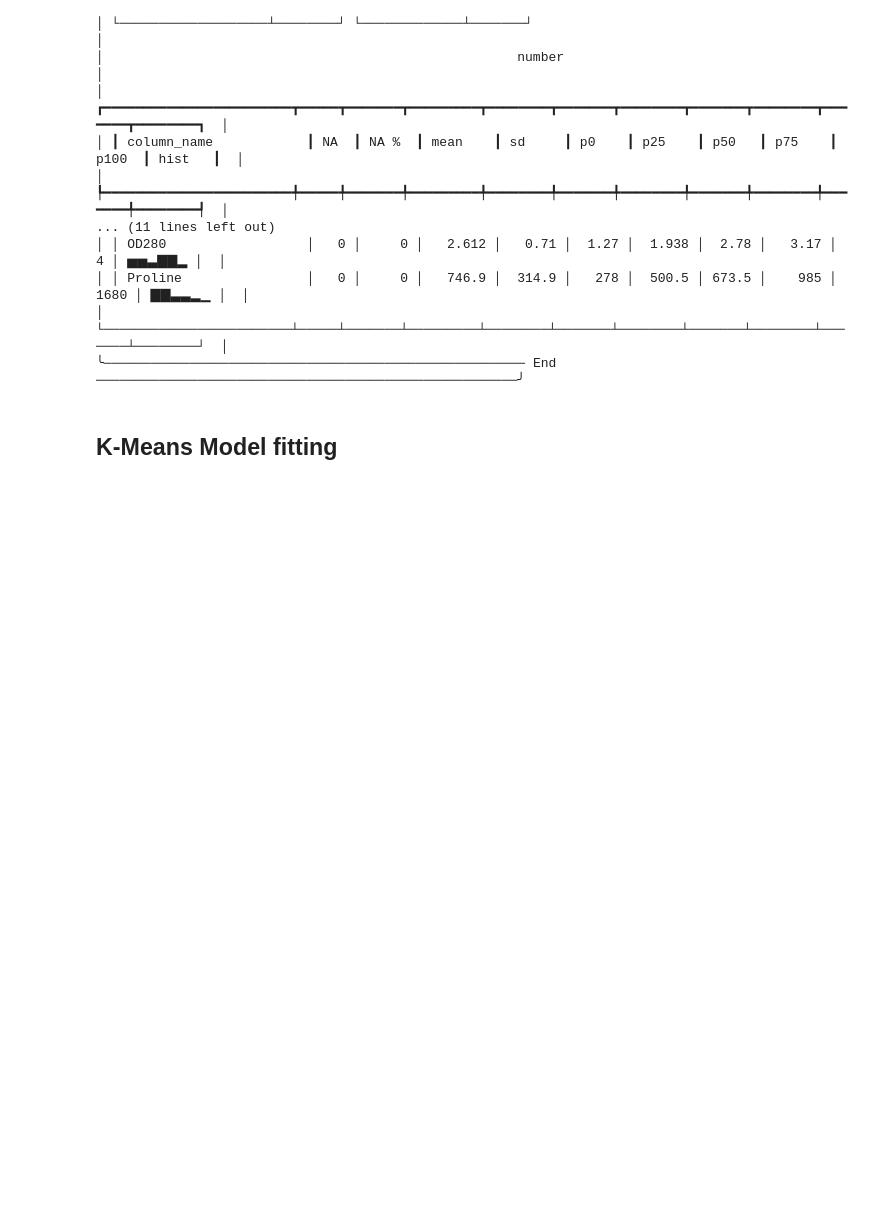
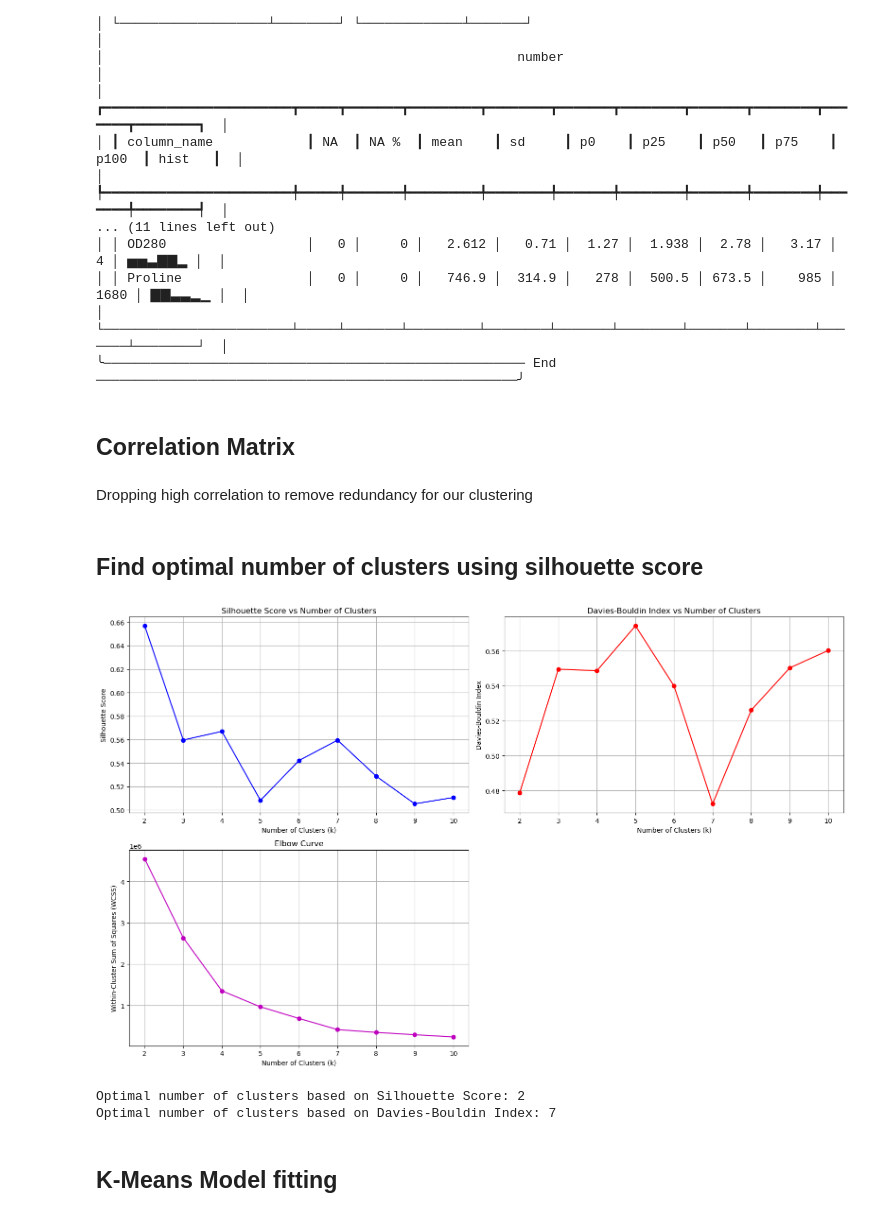
Before and after one commit to h-sutiwas/Data-Science-And-Analytics-Projects, a Jupyter notebook: archive/Wine Clustering/wine_clustering.ipynb, the cells around one changed output. Cells and saved outputs as stored; diff of their text form; code cells hidden in the pictures; blank space fills up the shorter version.

Commit message:
- Add Correlation Matrix - Try 2 Clusters again - New header: Affinity Propagation

```diff
--- a/archive/Wine Clustering/wine_clustering.ipynb
+++ b/archive/Wine Clustering/wine_clustering.ipynb
@@ -121,3 +107,5 @@ skimpy.skim(df)
 │ │ Proline                │   0 │     0 │   746.9 │  314.9 │   278 │  500.5 │ 673.5 │    985 │  1680 │ ▇▇▃▃▂▁ │  │
 │ └────────────────────────┴─────┴───────┴─────────┴────────┴───────┴────────┴───────┴────────┴───────┴────────┘  │
 ╰────────────────────────────────────────────────────── End ──────────────────────────────────────────────────────╯
+# %% [markdown]
+## Correlation Matrix
@@ -123,0 +120,2 @@ skimpy.skim(df)
+# %% [markdown]
+Dropping high correlation to remove redundancy for our clustering
@@ -124,3 +139,69 @@ skimpy.skim(df)
+# %% [markdown]
+## Find optimal number of clusters using silhouette score
+# %%
+# Variables to store scores
+silhouette_scores = []
+davies_scores = []
+inertias = []
+
+numeric_selected = df.columns
+
+# Range of k values to evaluate
+K = range(2, 11)
+
+# Loop through each value of k
+for k in K:
+    kmeans = KMeans(n_clusters=k, random_state=42)
+    kmeans.fit(df[numeric_selected])
+
+    # Predict cluster labels
+    labels = kmeans.labels_
+
+    # Append evaluation metrics
+    silhouette_scores.append(silhouette_score(df[numeric_selected], labels))
+    davies_scores.append(davies_bouldin_score(df[numeric_selected], labels))
+    inertias.append(kmeans.inertia_)
+
+# Plot all metrics for comparison
+plt.figure(figsize=(16, 10))
+
+# Silhouette Score Plot
+plt.subplot(2, 2, 1)
+plt.plot(K, silhouette_scores, 'bo-')
+plt.xlabel('Number of Clusters (k)')
+plt.ylabel('Silhouette Score')
+plt.title('Silhouette Score vs Number of Clusters')
+plt.grid(True)
+
+# Davies-Bouldin Index Plot
+plt.subplot(2, 2, 2)
+plt.plot(K, davies_scores, 'ro-')
+plt.xlabel('Number of Clusters (k)')
+plt.ylabel('Davies-Bouldin Index')
+plt.title('Davies-Bouldin Index vs Number of Clusters')
+plt.grid(True)
+
+# Elbow Curve (Inertia)
+plt.subplot(2, 2, 3)
+plt.plot(K, inertias, 'mo-')
+plt.xlabel('Number of Clusters (k)')
+plt.ylabel('Within-Cluster Sum of Squares (WCSS)')
+plt.title('Elbow Curve')
+plt.grid(True)
+
+plt.tight_layout()
+plt.show()
+
+# Determine optimal k based on metrics
+optimal_k_silhouette = K[np.argmax(silhouette_scores)]
+optimal_k_davies = K[np.argmin(davies_scores)]  # Davies-Bouldin should be minimized
+
+print(f"\nOptimal number of clusters based on Silhouette Score: {optimal_k_silhouette}")
+print(f"Optimal number of clusters based on Davies-Bouldin Index: {optimal_k_davies}")
+# %% [output]
+[figure, added]
+Optimal number of clusters based on Silhouette Score: 2
+Optimal number of clusters based on Davies-Bouldin Index: 7
 # %% [markdown]
 ## K-Means Model fitting
 # %%
```
Also changed, not shown: parts of 23 cells of this notebook.
